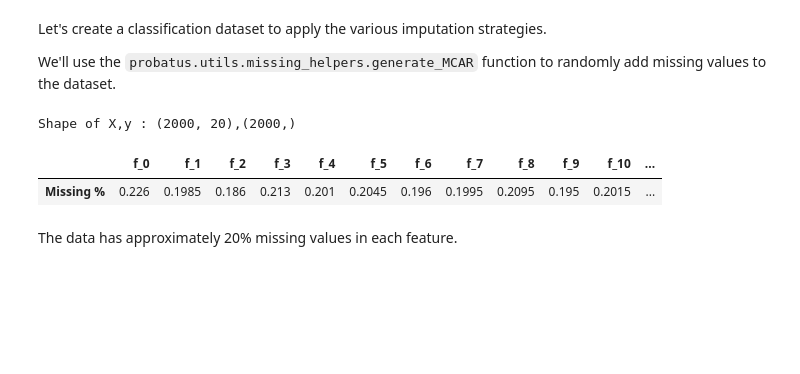
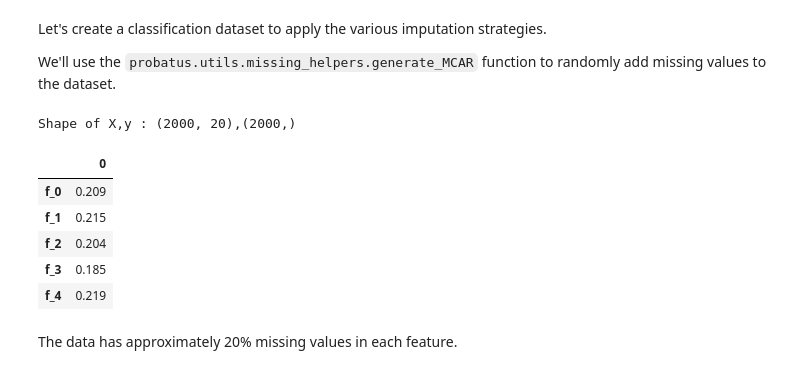
Before and after one commit to ing-bank/probatus, a Jupyter notebook: docs/tutorials/nb_imputation_comparison.ipynb, the cells around one changed output. Saved outputs shown, nothing was run; the diff lists cells and outputs as text; code cells hidden in the pictures; blank space fills up the shorter version.

Commit message:
Fix table

```diff
--- a/docs/tutorials/nb_imputation_comparison.ipynb
+++ b/docs/tutorials/nb_imputation_comparison.ipynb
@@ -44,12 +44,16 @@ print(f"Shape of X,y : {X.shape},{y.shape}")
 Shape of X,y : (2000, 20),(2000,)
 # %%
 X_missing = generate_MCAR(X,missing=0.2)
-missing_stats = pd.DataFrame(X_missing.isnull().mean()).T
-missing_stats.index=['Missing %']
-missing_stats
+missing_stats = pd.DataFrame(X_missing.isnull().mean(), columns=[])
+
+missing_stats.head()
 # %% [output]
-|  | f_0 | f_1 | f_2 | f_3 | f_4 | f_5 | f_6 | f_7 | f_8 | f_9 | f_10 | ... |
-| Missing % | 0.226 | 0.1985 | 0.186 | 0.213 | 0.201 | 0.2045 | 0.196 | 0.1995 | 0.2095 | 0.195 | 0.2015 | ... |
+|  | 0 |
+| f_0 | 0.209 |
+| f_1 | 0.215 |
+| f_2 | 0.204 |
+| f_3 | 0.185 |
+| f_4 | 0.219 |
 # %% [markdown]
 The data has approximately 20% missing values in each feature.
 # %% [markdown]
```
